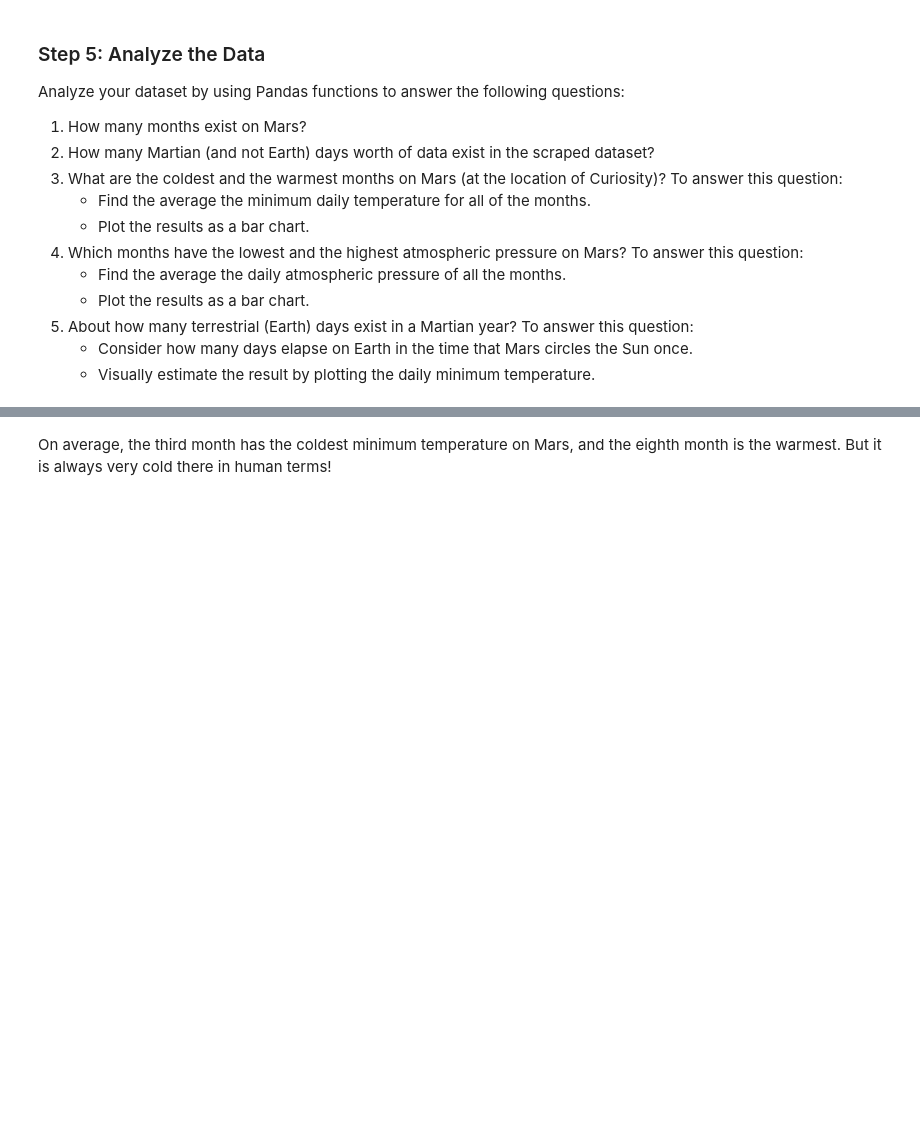
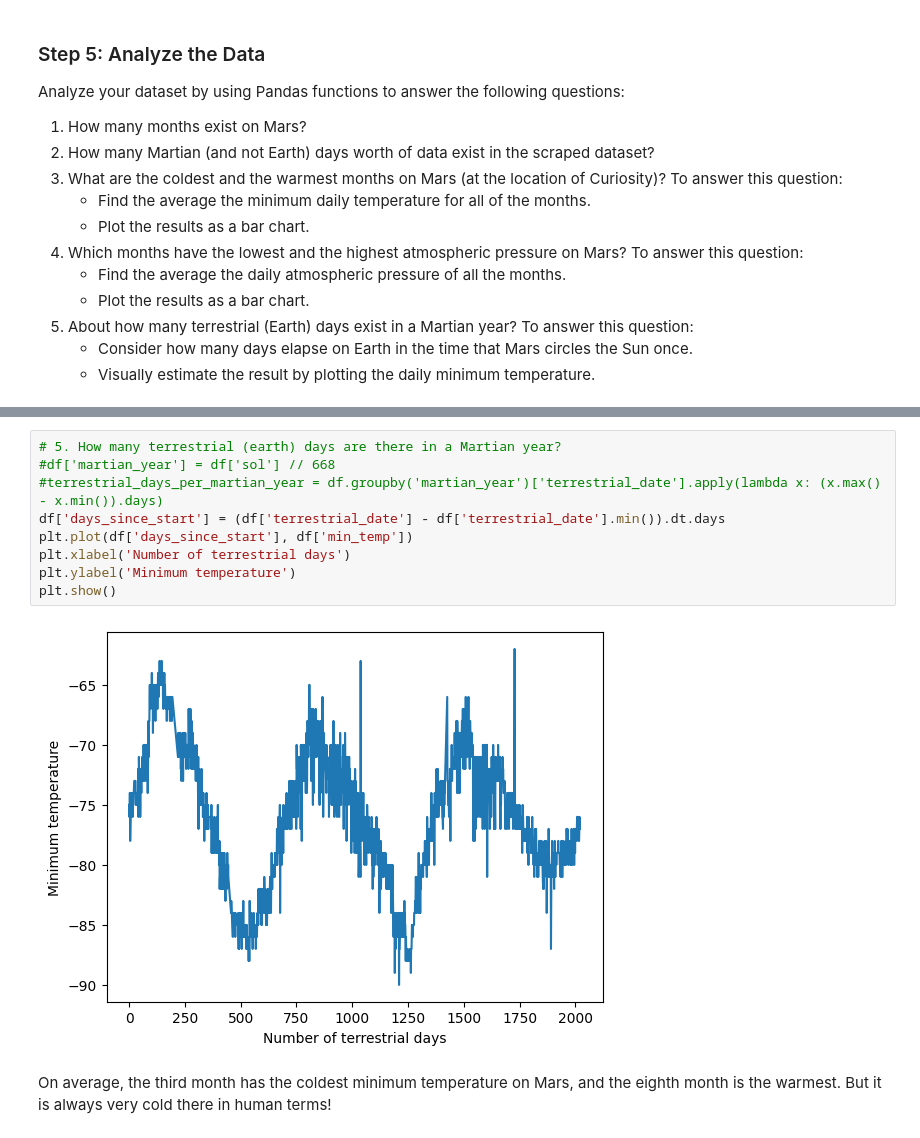
Before and after one commit to dtjskim/module-11-challenge, a Jupyter notebook: part_2_mars_weather.ipynb, the cells around one changed output, grey strips where cells are left out. Saved outputs shown, nothing was run; the diff lists cells and outputs as text; blank space fills up the shorter version.

```diff
--- a/part_2_mars_weather.ipynb
+++ b/part_2_mars_weather.ipynb
@@ -192,3 +230,14 @@ Name: pressure, dtype: float64
+# %%
+# 5. How many terrestrial (earth) days are there in a Martian year?
+#df['martian_year'] = df['sol'] // 668
+#terrestrial_days_per_martian_year = df.groupby('martian_year')['terrestrial_date'].apply(lambda x: (x.max() - x.min()).days)
+df['days_since_start'] = (df['terrestrial_date'] - df['terrestrial_date'].min()).dt.days
+plt.plot(df['days_since_start'], df['min_temp'])
+plt.xlabel('Number of terrestrial days')
+plt.ylabel('Minimum temperature')
+plt.show()
+# %% [output]
+[figure, added]
 # %% [markdown]
 On average, the third month has the coldest minimum temperature on Mars, and the eighth month is the warmest. But it is always very cold there in human terms!
 # %% [markdown]
```
Also changed, not shown: parts of 15 cells of this notebook, 1 other file.
